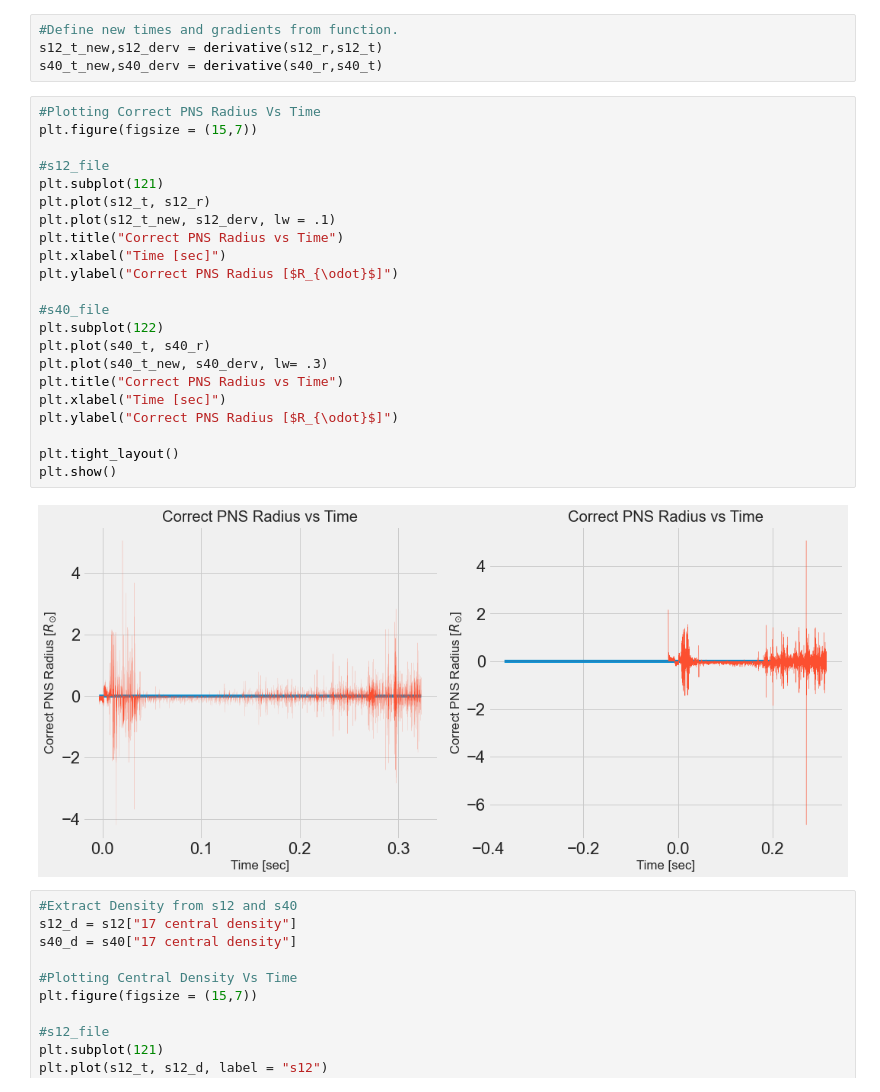
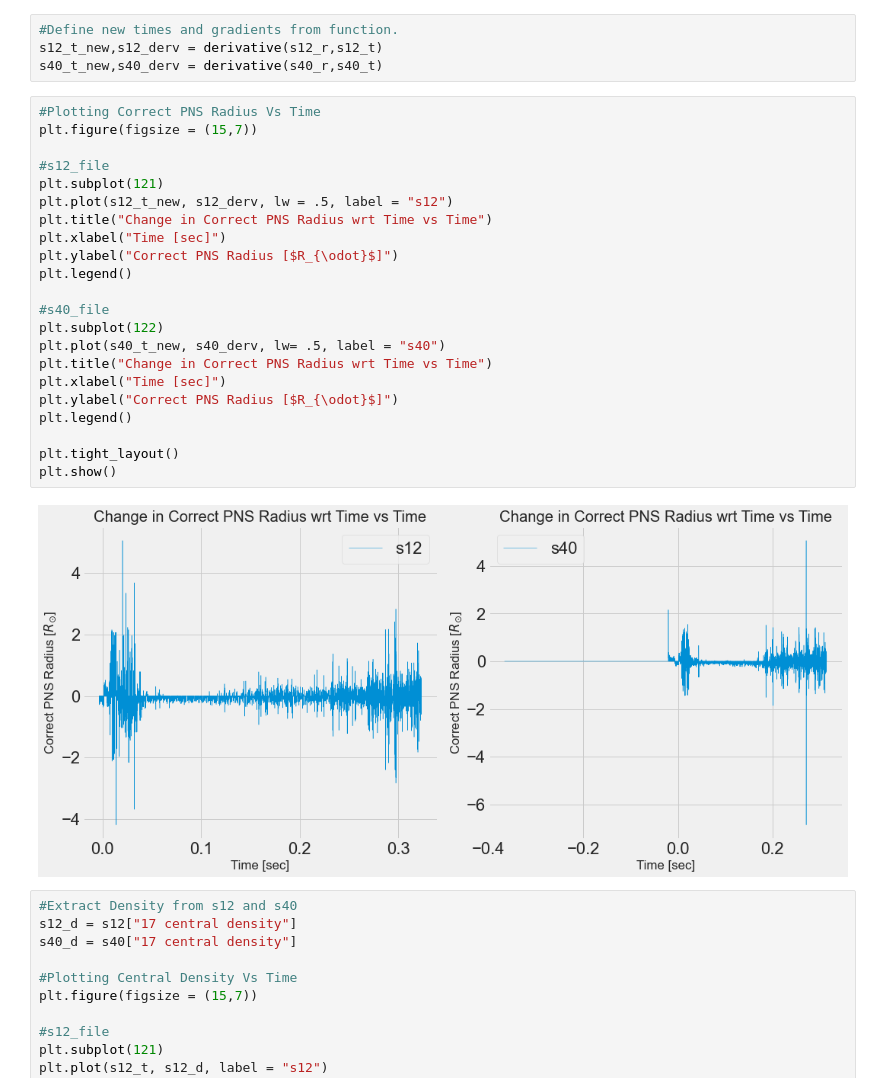
Before and after one commit to Shield94/Research, a Jupyter notebook: Shields_Research0.ipynb, the cells around one changed output. Drawn from its saved outputs; the diff is of its cells as text.

Commit message:
improving plots

```diff
--- a/Shields_Research0.ipynb
+++ b/Shields_Research0.ipynb
@@ -120,27 +124,27 @@ s40_t_new,s40_derv = derivative(s40_r,s40_t)
 # %%
 #Plotting Correct PNS Radius Vs Time
 plt.figure(figsize = (15,7))
 
 #s12_file
 plt.subplot(121)
-plt.plot(s12_t, s12_r)
-plt.plot(s12_t_new, s12_derv, lw = .1)
-plt.title("Correct PNS Radius vs Time")
+plt.plot(s12_t_new, s12_derv, lw = .5, label = "s12")
+plt.title("Change in Correct PNS Radius wrt Time vs Time")
 plt.xlabel("Time [sec]")
 plt.ylabel("Correct PNS Radius [$R_{\odot}$]")
+plt.legend()
 
 #s40_file
 plt.subplot(122)
-plt.plot(s40_t, s40_r)
-plt.plot(s40_t_new, s40_derv, lw= .3)
-plt.title("Correct PNS Radius vs Time")
+plt.plot(s40_t_new, s40_derv, lw= .5, label = "s40")
+plt.title("Change in Correct PNS Radius wrt Time vs Time")
 plt.xlabel("Time [sec]")
 plt.ylabel("Correct PNS Radius [$R_{\odot}$]")
+plt.legend()
 
 plt.tight_layout()
 plt.show()
 # %% [output]
-[figure, old version]
+[figure, new version]
 # %%
 #Extract Density from s12 and s40
 s12_d = s12["17 central density"]
```
Also changed, not shown: parts of 2 cells of this notebook.
